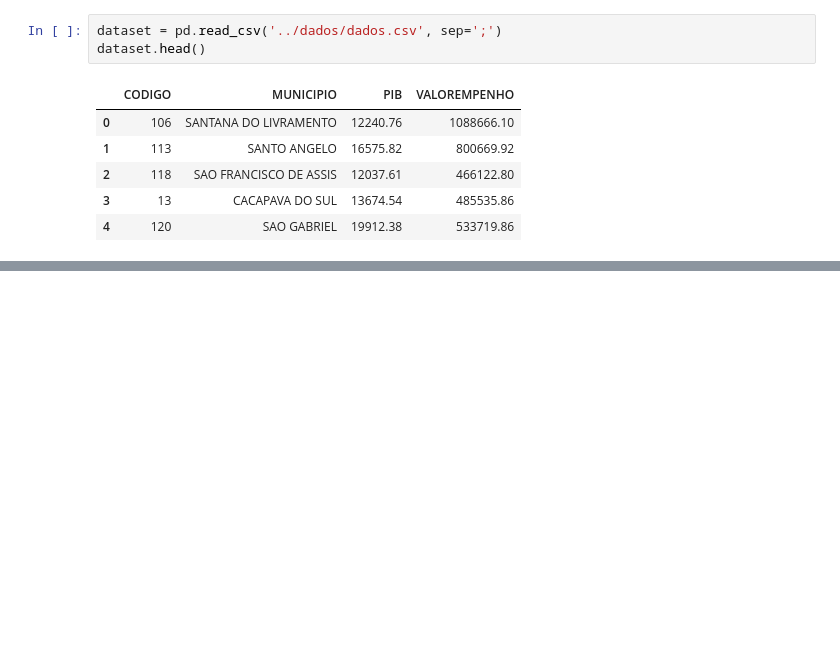
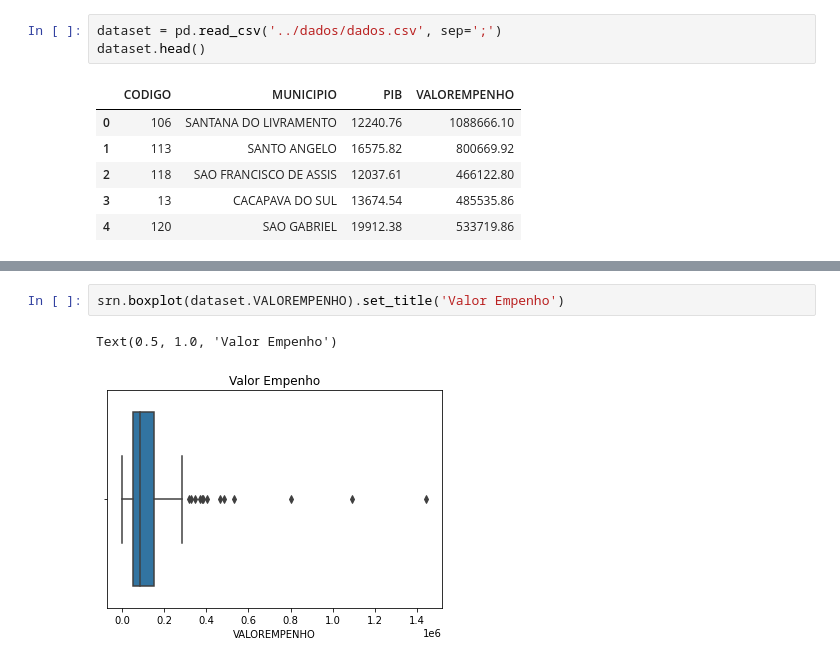
Before and after one commit to manassesj/Formacao-Cientista-de-Dados-com-Python, a Jupyter notebook: graficos, visualização e dashboards/scripts/mySolution.ipynb, the cells around one changed output, grey strips where cells are left out. Cells and saved outputs as stored; diff of their text form; blank space fills up the shorter version.

```diff
--- a/graficos, visualização e dashboards/scripts/mySolution.ipynb
+++ b/graficos, visualização e dashboards/scripts/mySolution.ipynb
@@ -15,0 +51,5 @@ dataset.head()
+# %%
+srn.boxplot(dataset.VALOREMPENHO).set_title('Valor Empenho')
+# %% [output]
+Text(0.5, 1.0, 'Valor Empenho')
+[figure, added]
```
Also changed, not shown: parts of 4 cells of this notebook, 5 other files.
